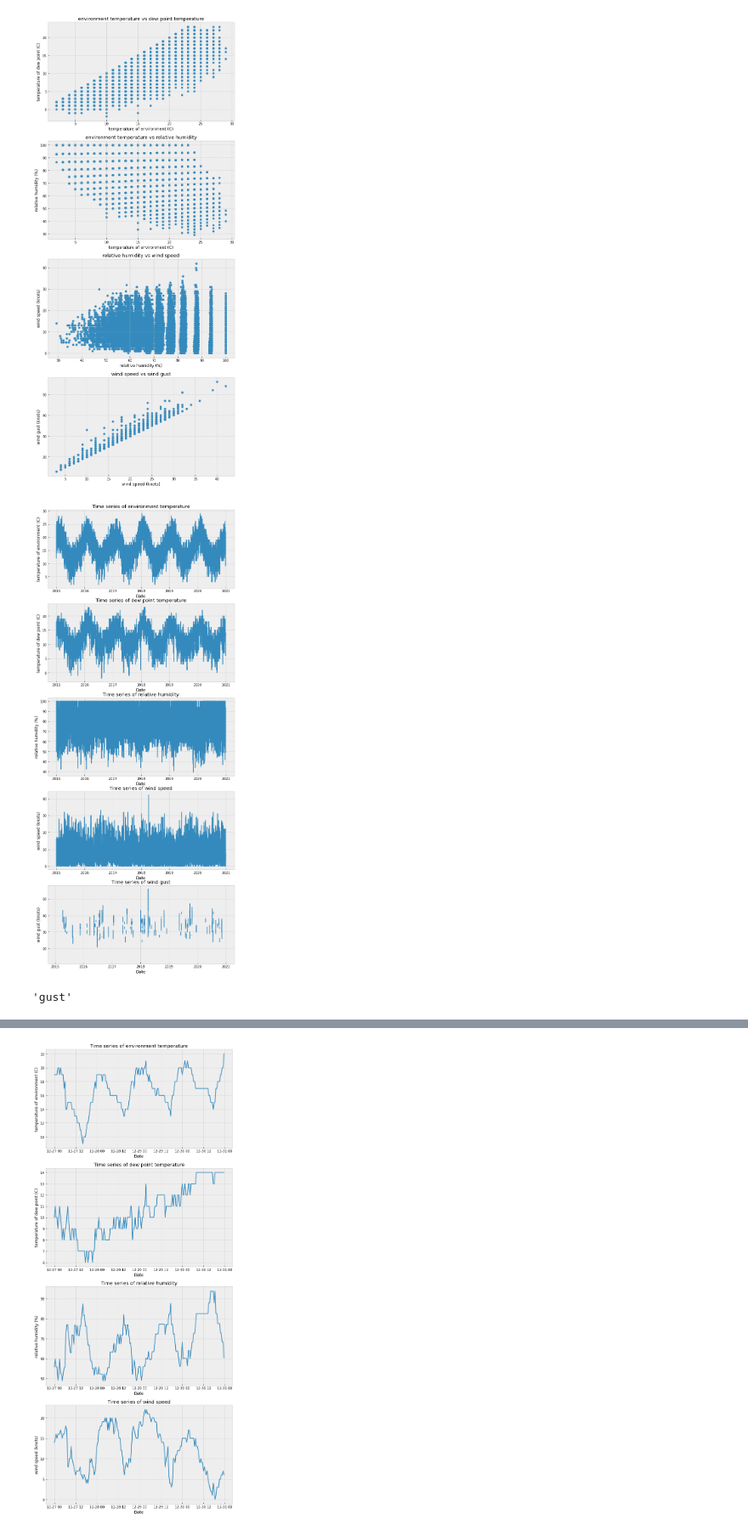
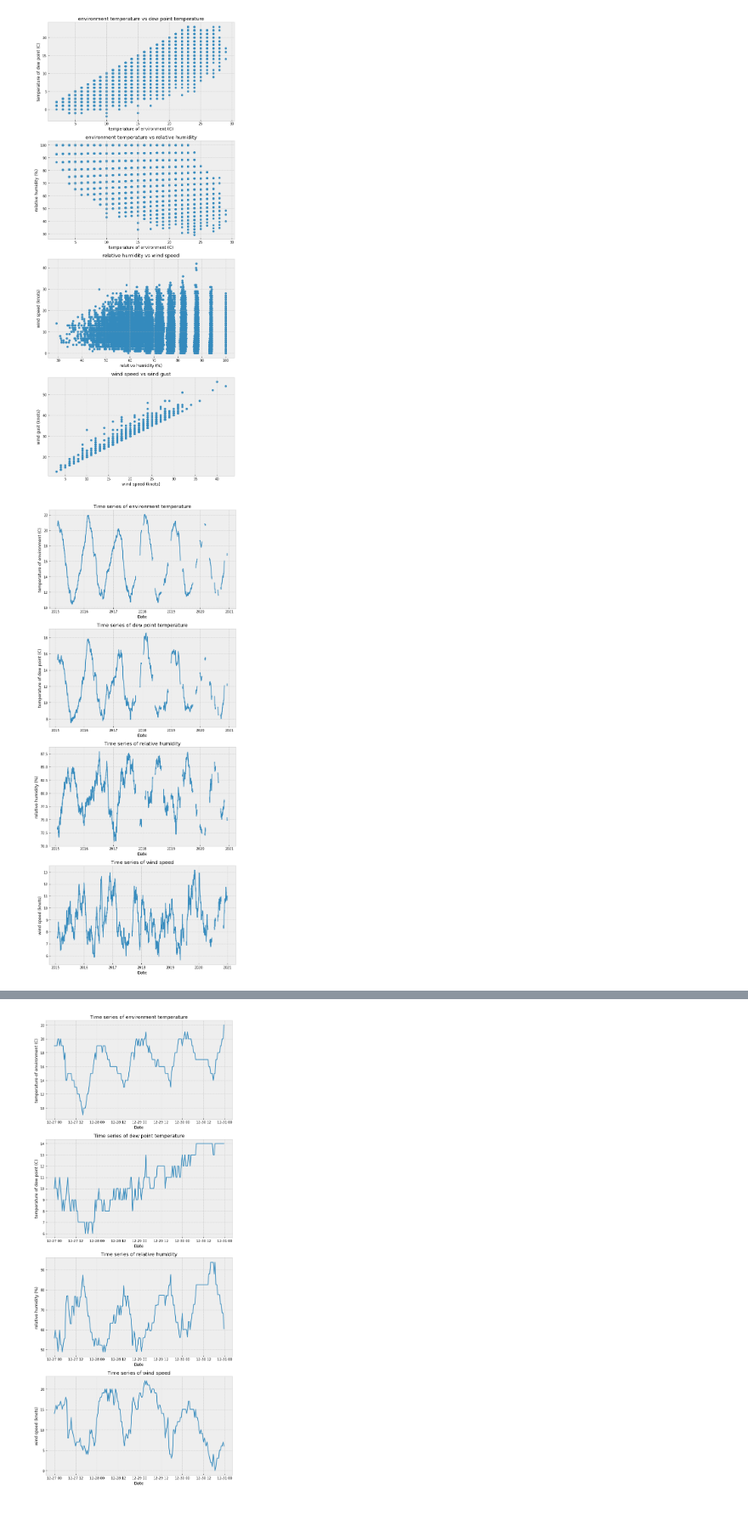
Before and after one commit to aguo921/2022-Phase-2, a Jupyter notebook: 3. Data Science/submission.ipynb, the cells around one changed output, grey strips where cells are left out. Shown at 85% size. Cells and saved outputs as stored; diff of their text form; code cells hidden in the pictures.

```diff
--- a/3. Data Science/submission.ipynb
+++ b/3. Data Science/submission.ipynb
@@ -127,7 +126,7 @@ fig.show()
 [figure]
 # %%
 # Time series plotter function
-def plot_time_series(dataset, x_name, y_names, y_dict, last_hours=0):
+def plot_time_series(dataset, x_name, y_names, y_dict, window=1, last_hours=0):
     plt.style.use("bmh")
     fig, axs = plt.subplots(nrows=len(y_names), ncols=1, squeeze=True)
 
@@ -135,7 +134,8 @@ def plot_time_series(dataset, x_name, y_names, y_dict, last_hours=0):
 
     for i, y_name in enumerate(y_names):
         y = y_dict[y_name]
-        axs[i].plot(dataset[x_name].values[last_hours], dataset[y_name].values[last_hours])
+        y_average = dataset[y_name].rolling(window).mean()
+        axs[i].plot(dataset[x_name].values[last_hours], y_average.values[last_hours])
         axs[i].set_title(f"Time series of {y['title']}")
         axs[i].set_xlabel("Date")
         axs[i].set_ylabel(y['label'])
@@ -144,13 +144,9 @@ def plot_time_series(dataset, x_name, y_names, y_dict, last_hours=0):
     fig.show()
 # %%
 # time series plots (long term)
-target_names = ["tmpc", "dwpc", "relh", "sknt", "gust"]
-plot_time_series(dataset, "valid", target_names, features)
+target_names = ["tmpc", "dwpc", "relh", "sknt"]
+plot_time_series(dataset, "valid", target_names, features, window=1344)
 # %% [output]
-[figure, old version]
+[figure, new version]
-# %%
-target_names.pop()
-# %% [output]
-'gust'
 # %%
 # time series plots (1 year)
```
Also changed, not shown: parts of 32 cells of this notebook.
